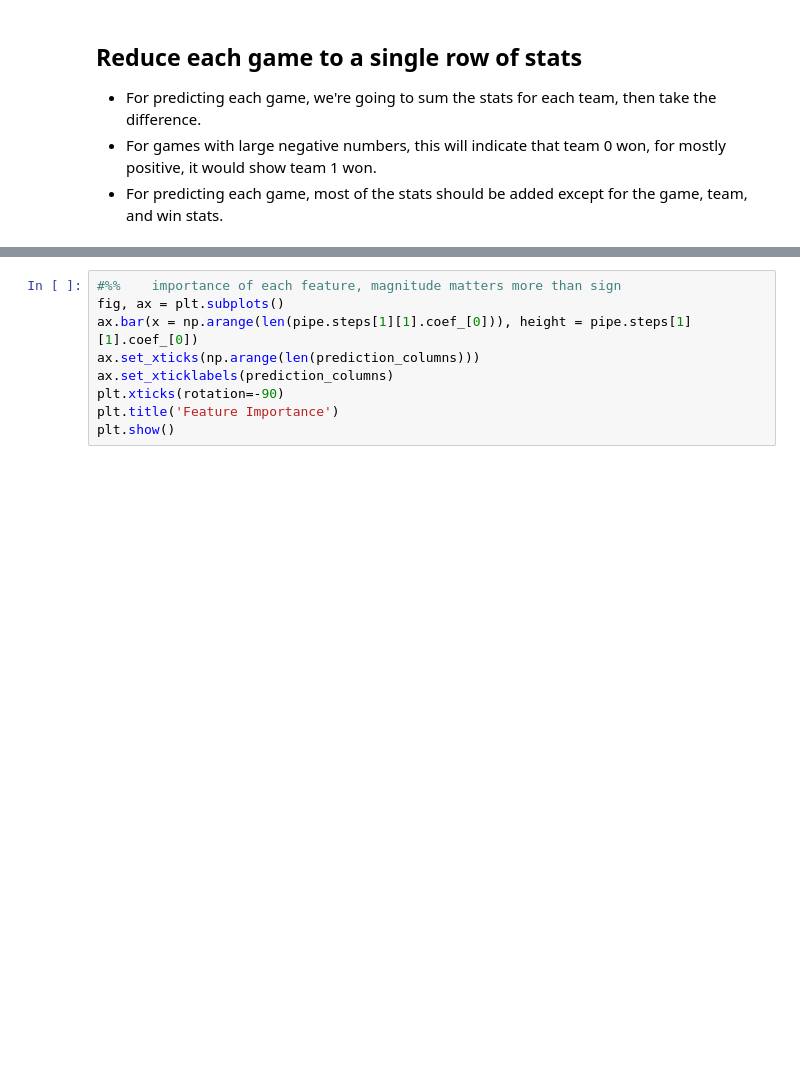
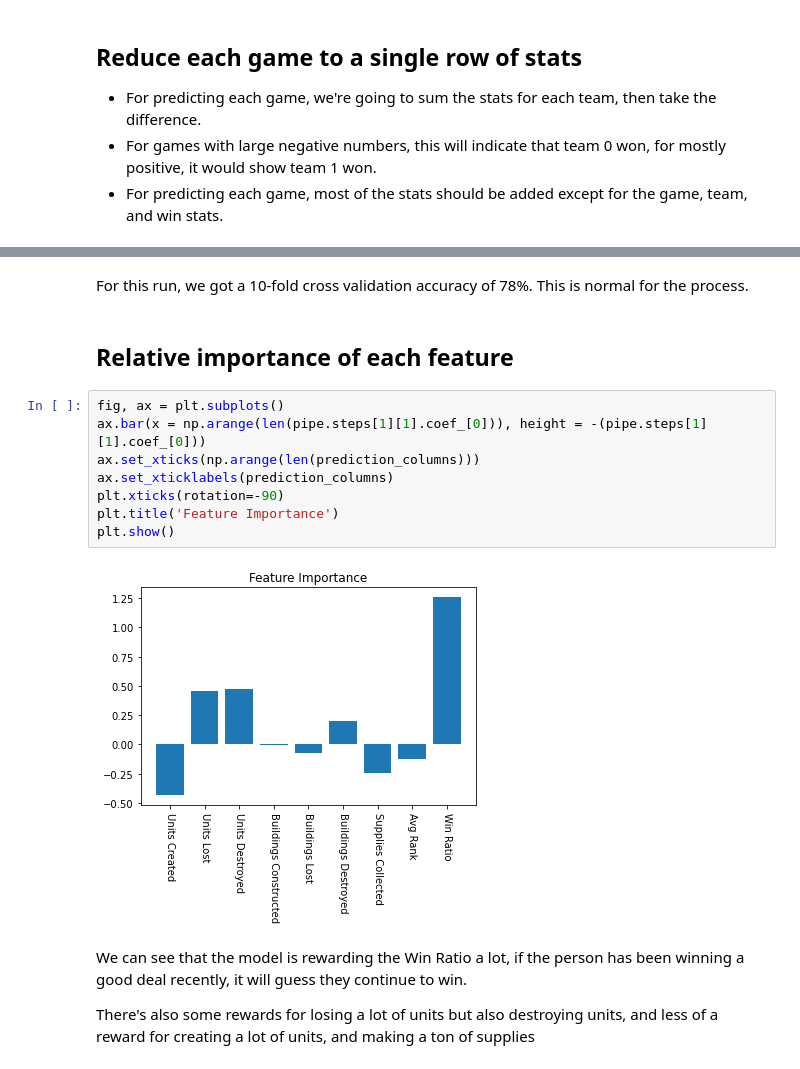
Before and after one commit to robertpiazza/robertpiazza.github.io, a Jupyter notebook: _jupyter/2021-02-08-Team Gaming Rankings.ipynb, the cells around one changed output, grey strips where cells are left out. Saved outputs shown, nothing was run; the diff lists cells and outputs as text; blank space fills up the shorter version.

```diff
--- a/_jupyter/2021-02-08-Team Gaming Rankings.ipynb
+++ b/_jupyter/2021-02-08-Team Gaming Rankings.ipynb
@@ -385,9 +463,18 @@ I used the below code block for testing a grid search but after finding my best
+# %% [markdown]
+For this run, we got a 10-fold cross validation accuracy of 78%. This is normal for the process.
+# %% [markdown]
+## Relative importance of each feature
 # %%
-#%%    importance of each feature, magnitude matters more than sign
 fig, ax = plt.subplots()
-ax.bar(x = np.arange(len(pipe.steps[1][1].coef_[0])), height = pipe.steps[1][1].coef_[0])
+ax.bar(x = np.arange(len(pipe.steps[1][1].coef_[0])), height = -(pipe.steps[1][1].coef_[0]))
 ax.set_xticks(np.arange(len(prediction_columns)))
 ax.set_xticklabels(prediction_columns)
 plt.xticks(rotation=-90)
 plt.title('Feature Importance')
 plt.show()
+# %% [output]
+[figure, added]
+# %% [markdown]
+We can see that the model is rewarding the Win Ratio a lot, if the person has been winning a good deal recently, it will guess they continue to win.
+
+There's also some rewards for losing a lot of units but also destroying units, and less of a reward for creating a lot of units, and making a ton of supplies
```
Also changed, not shown: parts of 33 cells of this notebook, 2 other files.
